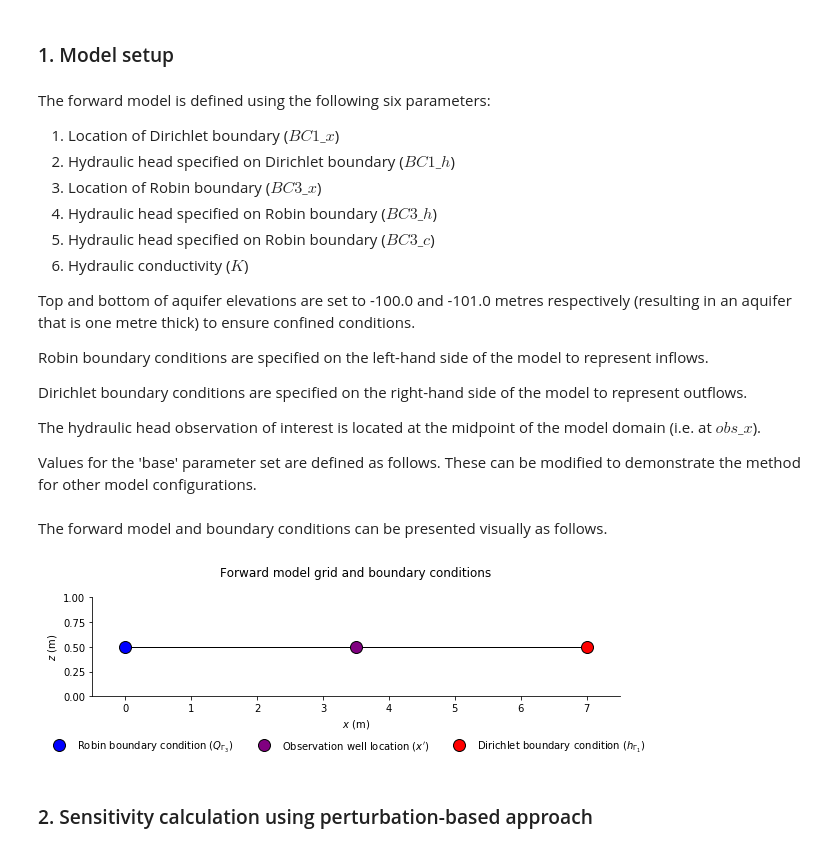
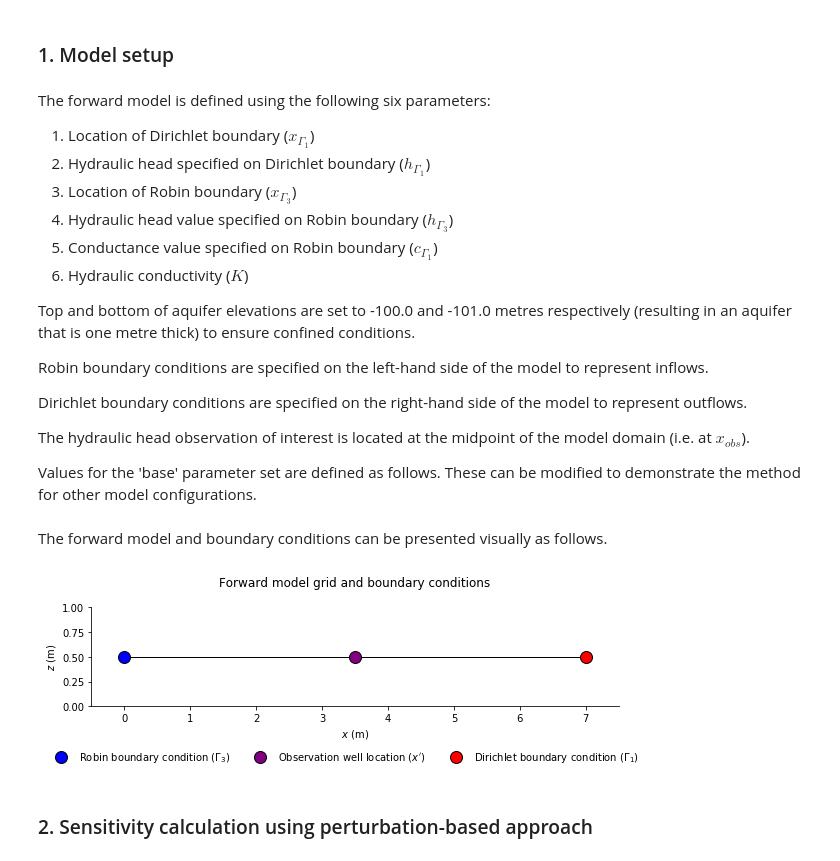
Before and after one commit to christurnadge/1o_adjoint_sensitivities, a Jupyter notebook: 02_Analytic_element_examples/06_dh_dBC3h_SS.ipynb, the cells around one changed output. Drawn from its saved outputs; the diff is of its cells as text; code cells hidden in the pictures.

```diff
--- a/02_Analytic_element_examples/06_dh_dBC3h_SS.ipynb
+++ b/02_Analytic_element_examples/06_dh_dBC3h_SS.ipynb
@@ -10,11 +10,11 @@ This expression states that this sensitivity is equal to the integral of the pro
 ### 1. Model setup
 # %% [markdown]
 The forward model is defined using the following six parameters:
-1. Location of Dirichlet boundary ($BC1\_x$)
-2. Hydraulic head specified on Dirichlet boundary ($BC1\_h$)
-3. Location of Robin boundary ($BC3\_x$)
-4. Hydraulic head specified on Robin boundary ($BC3\_h$)
-5. Hydraulic head specified on Robin boundary ($BC3\_c$)
+1. Location of Dirichlet boundary ($x_{\Gamma_1}$)
+2. Hydraulic head specified on Dirichlet boundary ($h_{\Gamma_1}$)
+3. Location of Robin boundary ($x_{\Gamma_3}$)
+4. Hydraulic head value specified on Robin boundary ($h_{\Gamma_3}$)
+5. Conductance value specified on Robin boundary ($c_{\Gamma_1}$)
 6. Hydraulic conductivity ($K$)
 
 Top and bottom of aquifer elevations are set to -100.0 and -101.0 metres respectively (resulting in an aquifer that is one metre thick) to ensure confined conditions.
@@ -23,45 +23,45 @@ Robin boundary conditions are specified on the left-hand side of the model to re
 
 Dirichlet boundary conditions are specified on the right-hand side of the model to represent outflows.
 
-The hydraulic head observation of interest is located at the midpoint of the model domain (i.e. at $obs\_x$).
+The hydraulic head observation of interest is located at the midpoint of the model domain (i.e. at $x_{obs}$).
 
 Values for the 'base' parameter set are defined as follows. These can be modified to demonstrate the method for other model configurations.
 # %%
 import numpy as np
 
-BC1_x = 7.0
-BC1_h = 1.0
-BC3_x = 0.0
-BC3_h = 40.0
-BC3_c = 1.0
-obs_x = (BC1_x-BC3_x)/2.
+BC1x  = 7.0
+BC1h  = 1.0
+BC3x  = 0.0
+BC3h  = 40.0
+BC3c  = 1.0
+obsx  = (BC1x-BC3x)/2.
 K     = 0.2
 dpar  = 1e-4
 dx    = 1.0
-X     = np.arange(BC3_x+0.5, BC1_x-0.5+dx, dx)
+X     = np.arange(BC3x+0.5, BC1x-0.5+dx, dx)
 # %% [markdown]
 The forward model and boundary conditions can be presented visually as follows.
 # %%
 %matplotlib inline
 import matplotlib as mpl
 import matplotlib.pyplot as plt
 
 f,s = plt.subplots(1, 1, figsize=[24.00/2.54, 8.00/2.54])
 s.set_aspect(1.5)
 s.set_title('Forward model grid and boundary conditions\n')
-s.set_xlim(BC3_x-0.5, BC1_x+0.5)
+s.set_xlim(BC3x-0.5, BC1x+0.5)
 s.set_ylim(0., 1.)
 s.set_xlabel('$x$ (m)')
 s.set_ylabel('$z$ (m)')
-s.plot([BC3_x, BC1_x], [0.5, 0.5], 'k-', lw=1.)
-s.plot(BC3_x, 0.5, 'o', ms=12, mfc='b', mec='k', label='Robin boundary condition ($Q_{\Gamma_3}$)')
-s.plot(obs_x, 0.5, 'o', ms=12, mfc='purple', mec='k', label="Observation well location ($x'$)")
-s.plot(BC1_x, 0.5, 'o', ms=12, mfc='r', mec='k', label='Dirichlet boundary condition ($h_{\Gamma_1}$)')
+s.plot([BC3x, BC1x], [0.5, 0.5], 'k-', lw=1.)
+s.plot(BC3x, 0.5, 'o', ms=12, mfc='b', mec='k', label='Robin boundary condition ($\Gamma_3$)')
+s.plot(obsx, 0.5, 'o', ms=12, mfc='purple', mec='k', label="Observation well location ($x'$)")
+s.plot(BC1x, 0.5, 'o', ms=12, mfc='r', mec='k', label='Dirichlet boundary condition ($\Gamma_1$)')
 s.spines['right'].set_visible(False)
 s.spines['top'].set_visible(False)
 l = f.legend(fancybox=False, frameon=False, loc=8, ncol=3)
 # %% [output]
-[figure, old version]
+[figure, new version]
 # %% [markdown]
 ### 2. Sensitivity calculation using perturbation-based approach
 # %% [markdown]
```
Also changed, not shown: parts of 11 cells of this notebook.
